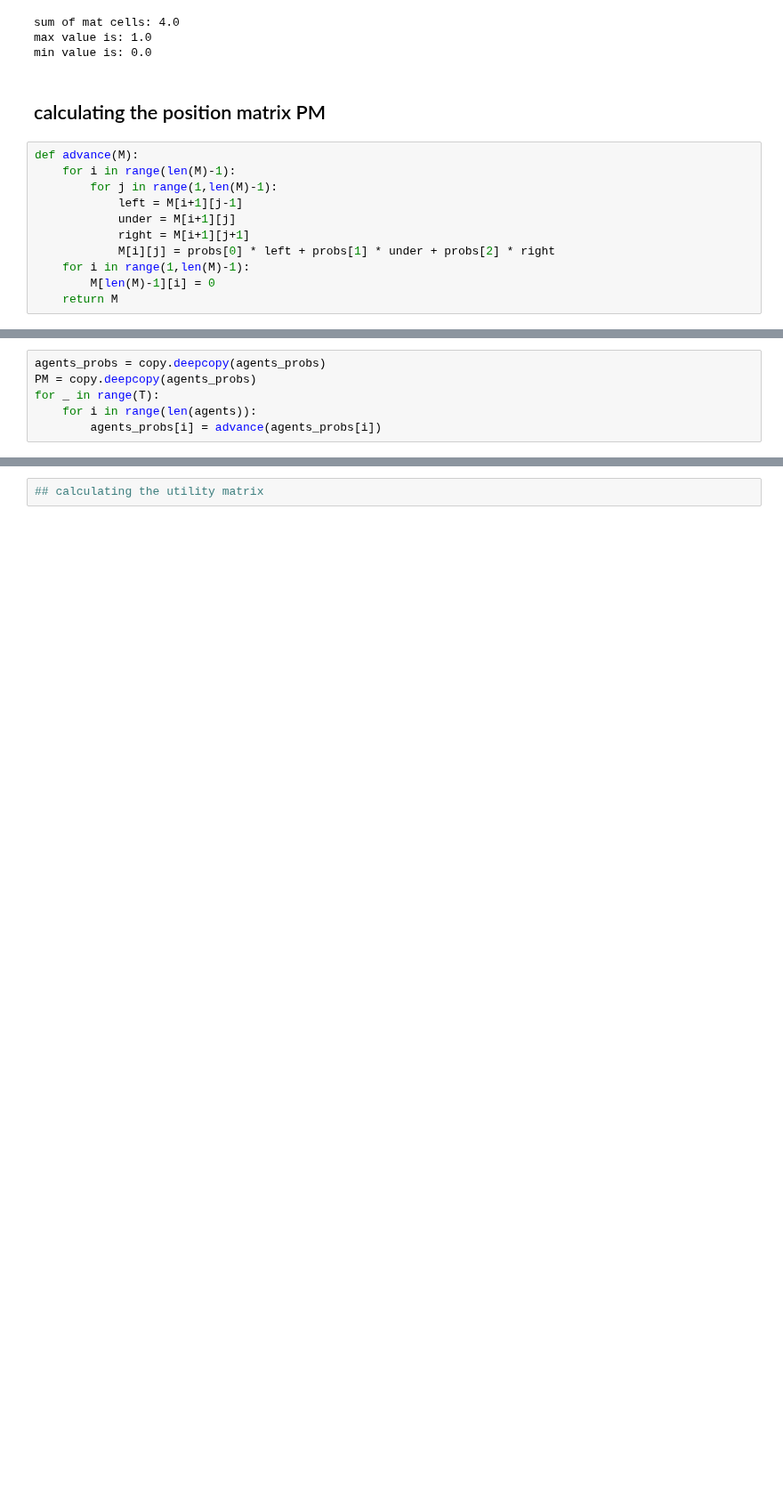
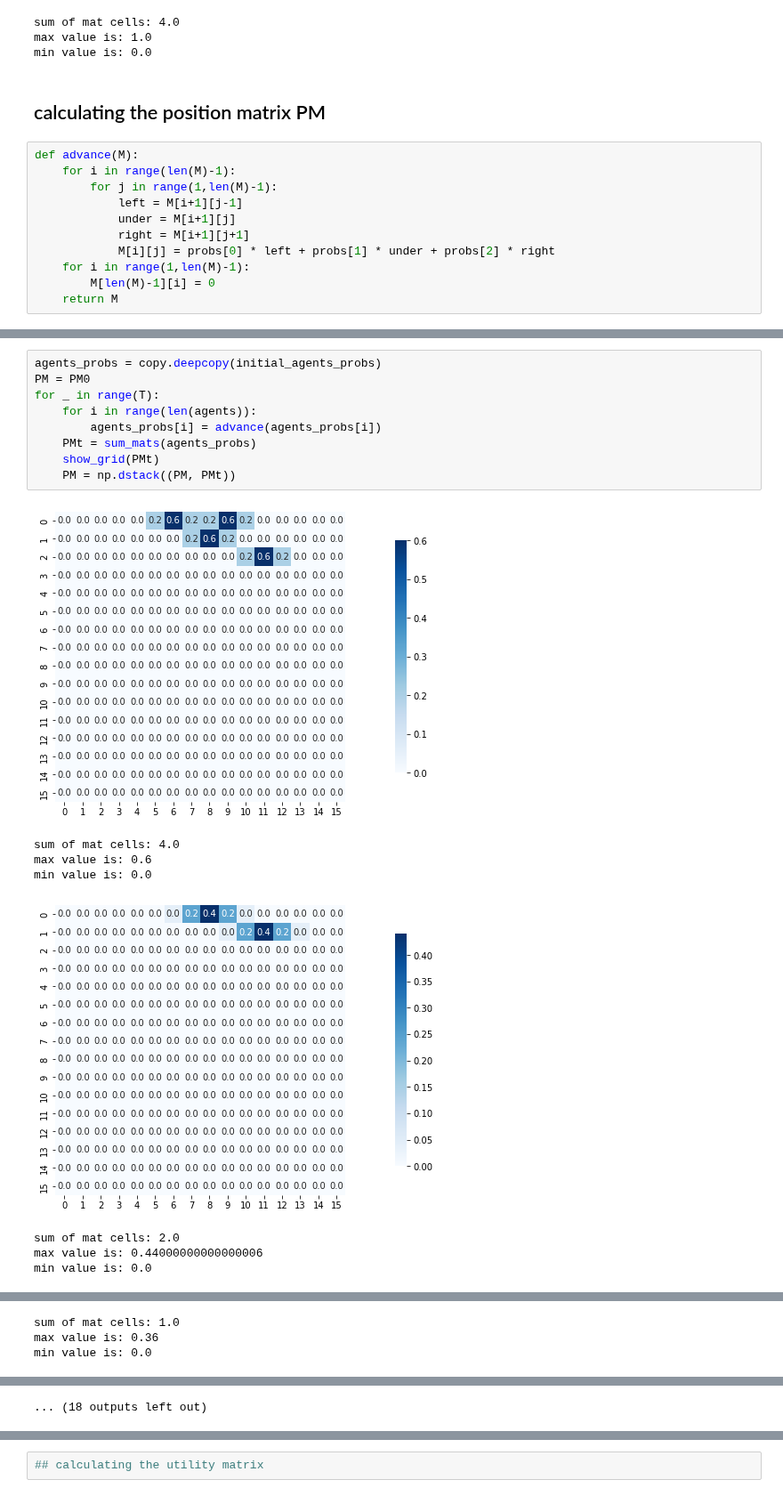
Before and after one commit to Elilgo324/dsd, a Jupyter notebook: stochastic.ipynb, the cells around one changed output, grey strips where cells are left out. Shown at 89% size. Drawn from its saved outputs; the diff is of its cells as text; blank space fills up the shorter version.

```diff
--- a/stochastic.ipynb
+++ b/stochastic.ipynb
@@ -76,6 +76,18 @@ T
 # %%
-agents_probs = copy.deepcopy(agents_probs)
-PM = copy.deepcopy(agents_probs)
+agents_probs = copy.deepcopy(initial_agents_probs)
+PM = PM0
 for _ in range(T):
     for i in range(len(agents)):
         agents_probs[i] = advance(agents_probs[i])
+    PMt = sum_mats(agents_probs)
+    show_grid(PMt)
+    PM = np.dstack((PM, PMt))
+# %% [output]
+[figure, added]
+sum of mat cells: 4.0
+max value is: 0.6
+min value is: 0.0
+[figure, added]
+sum of mat cells: 2.0
+max value is: 0.44000000000000006
+min value is: 0.0
@@ -81,0 +95,3 @@ for _ in range(T):
+sum of mat cells: 1.0
+max value is: 0.36
+min value is: 0.0
@@ -81,0 +110 @@ for _ in range(T):
+... (18 outputs left out)
```
Also changed, not shown: parts of 7 cells of this notebook, 1 other file.
